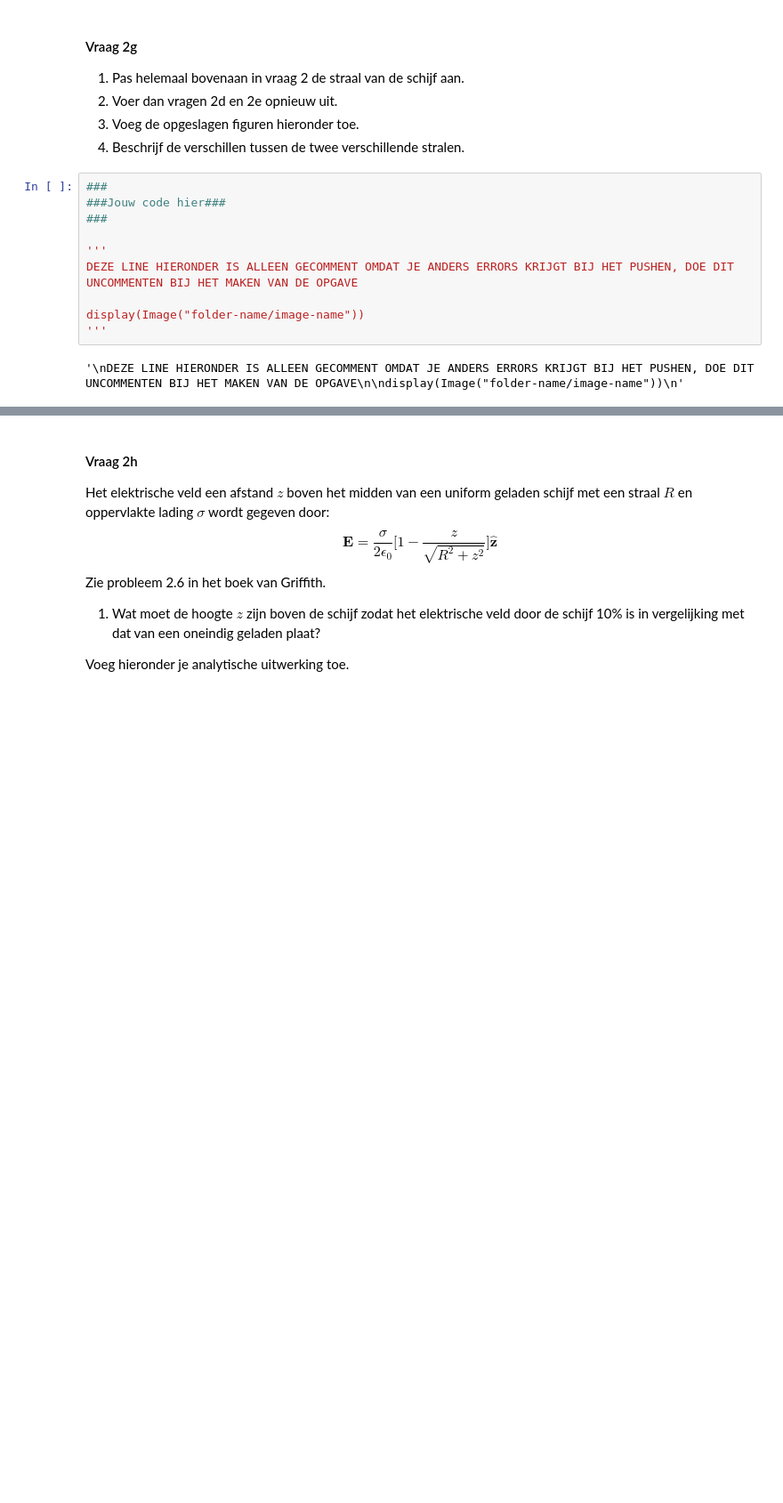
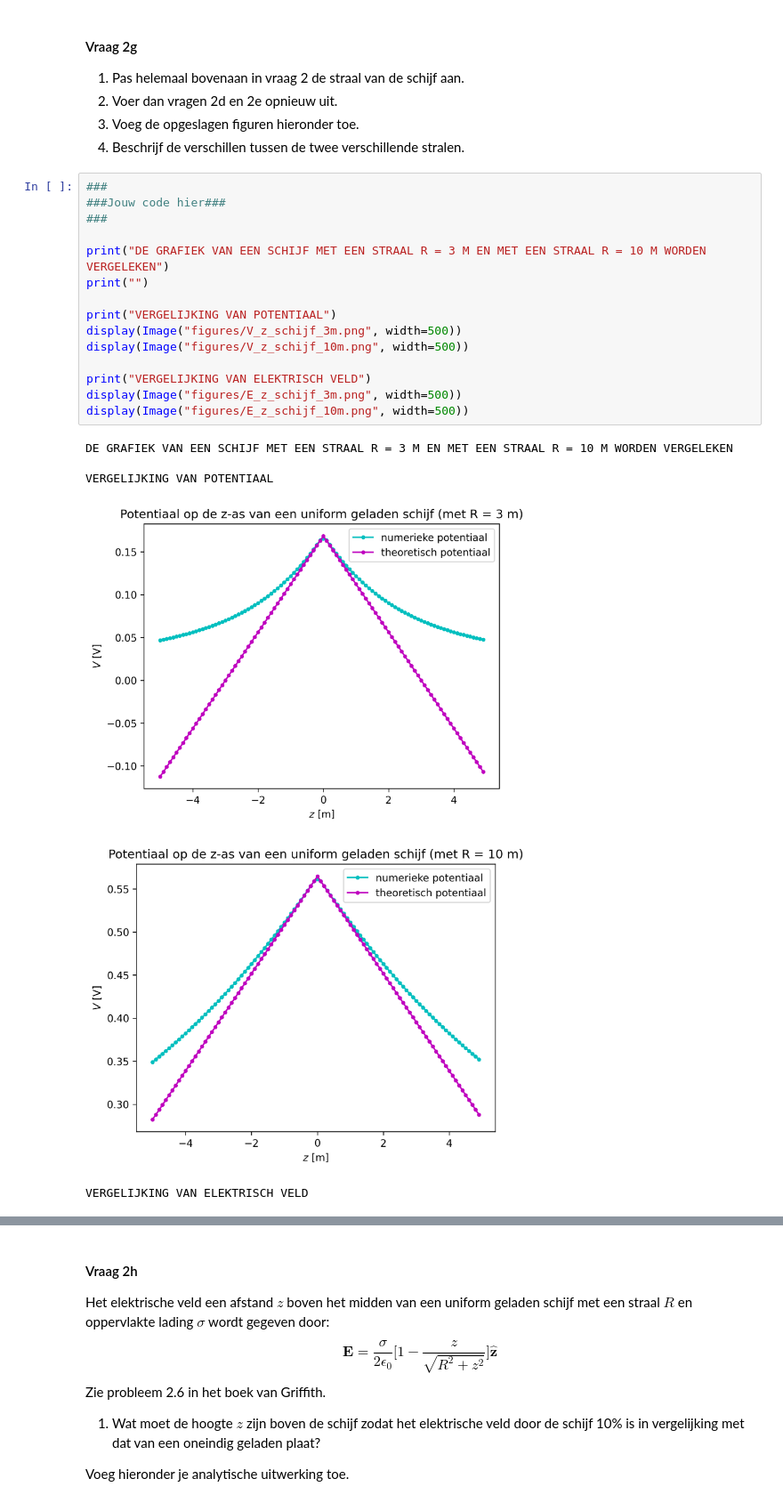
Before and after one commit to thaak123/THAAK-opdrachten-DEF-D, a Jupyter notebook: DigitaleOntwerpopdrachten/1CondensatorOpdracht/CondensatorOntwerpopdracht.ipynb, the cells around one changed output, grey strips where cells are left out. Shown at 89% size. Saved outputs shown, nothing was run; the diff lists cells and outputs as text; blank space fills up the shorter version.

```diff
--- a/DigitaleOntwerpopdrachten/1CondensatorOpdracht/CondensatorOntwerpopdracht.ipynb
+++ b/DigitaleOntwerpopdrachten/1CondensatorOpdracht/CondensatorOntwerpopdracht.ipynb
@@ -345,12 +345,22 @@ plt.show()
 # %%
 ###
 ###Jouw code hier###
 ###
 
-'''
-DEZE LINE HIERONDER IS ALLEEN GECOMMENT OMDAT JE ANDERS ERRORS KRIJGT BIJ HET PUSHEN, DOE DIT UNCOMMENTEN BIJ HET MAKEN VAN DE OPGAVE
+print("DE GRAFIEK VAN EEN SCHIJF MET EEN STRAAL R = 3 M EN MET EEN STRAAL R = 10 M WORDEN VERGELEKEN")
+print("")
 
-display(Image("folder-name/image-name"))
-'''
+print("VERGELIJKING VAN POTENTIAAL")
+display(Image("figures/V_z_schijf_3m.png", width=500))
+display(Image("figures/V_z_schijf_10m.png", width=500))
+
+print("VERGELIJKING VAN ELEKTRISCH VELD")
+display(Image("figures/E_z_schijf_3m.png", width=500))
+display(Image("figures/E_z_schijf_10m.png", width=500))
 # %% [output]
-'\nDEZE LINE HIERONDER IS ALLEEN GECOMMENT OMDAT JE ANDERS ERRORS KRIJGT BIJ HET PUSHEN, DOE DIT UNCOMMENTEN BIJ HET MAKEN VAN DE OPGAVE\n\ndisplay(Image("folder-name/image-name"))\n'
+DE GRAFIEK VAN EEN SCHIJF MET EEN STRAAL R = 3 M EN MET EEN STRAAL R = 10 M WORDEN VERGELEKEN
+
+VERGELIJKING VAN POTENTIAAL
+[figure, added]
+[figure, added]
+VERGELIJKING VAN ELEKTRISCH VELD
```
Also changed, not shown: parts of 6 cells of this notebook, 4 other files.
